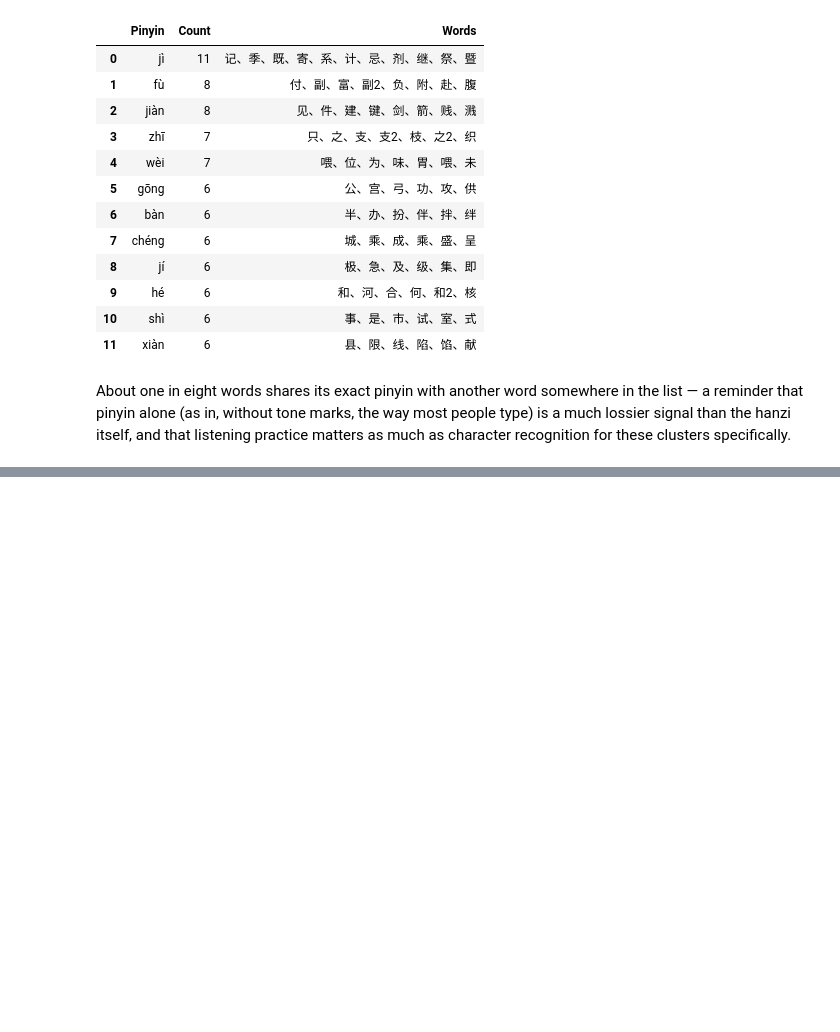
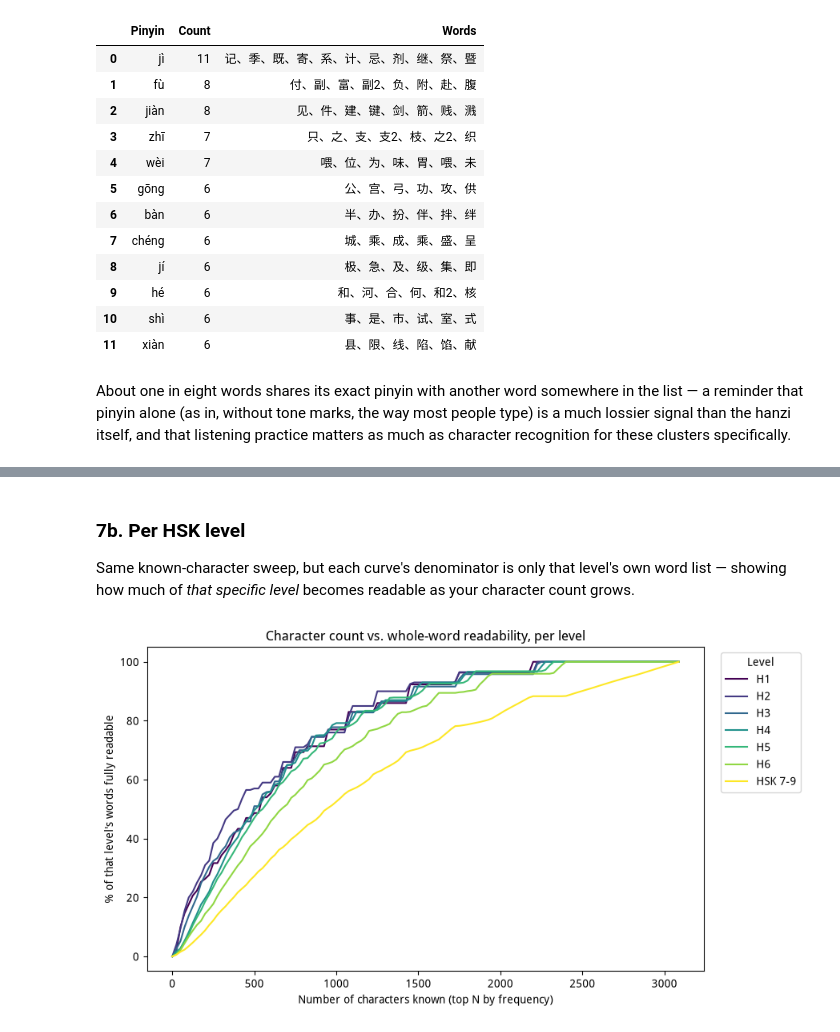
Before and after one commit to nguyenlog205/self-chinese-hsk-vocabulary, a Jupyter notebook: notebooks/analysis.ipynb, the cells around one changed output, grey strips where cells are left out. Saved outputs shown, nothing was run; the diff lists cells and outputs as text; code cells hidden in the pictures; blank space fills up the shorter version.

```diff
--- a/notebooks/analysis.ipynb
+++ b/notebooks/analysis.ipynb
@@ -496,0 +525,19 @@ recognition for these clusters specifically.
+# %% [markdown]
+### 7b. Per HSK level
+
+Same known-character sweep, but each curve's denominator is only that
+level's own word list — showing how much of *that specific level* becomes
+readable as your character count grows.
+# %%
+fig, ax = plt.subplots(figsize=(9, 5))
+cmap = plt.colormaps["viridis"].resampled(len(level_order))
+for i, lvl in enumerate(level_order):
+    ax.plot(n_values, level_curves[lvl], label=lvl, color=cmap(i))
+ax.set_xlabel("Number of characters known (top N by frequency)")
+ax.set_ylabel("% of that level's words fully readable")
+ax.set_title("Character count vs. whole-word readability, per level")
+ax.legend(title="Level", bbox_to_anchor=(1.02, 1), loc="upper left")
+plt.tight_layout()
+plt.show()
+# %% [output]
+[figure, added]
```
Also changed, not shown: parts of 16 cells of this notebook.
